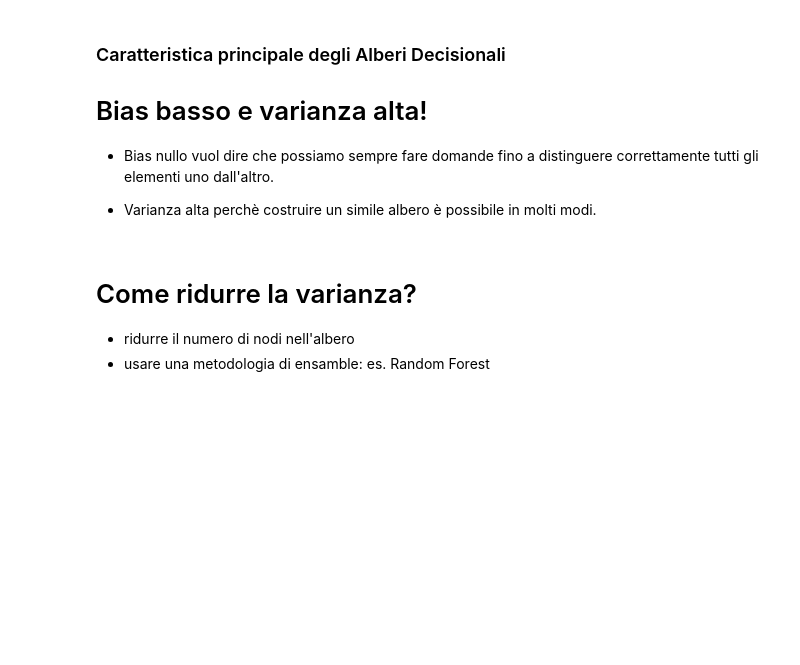
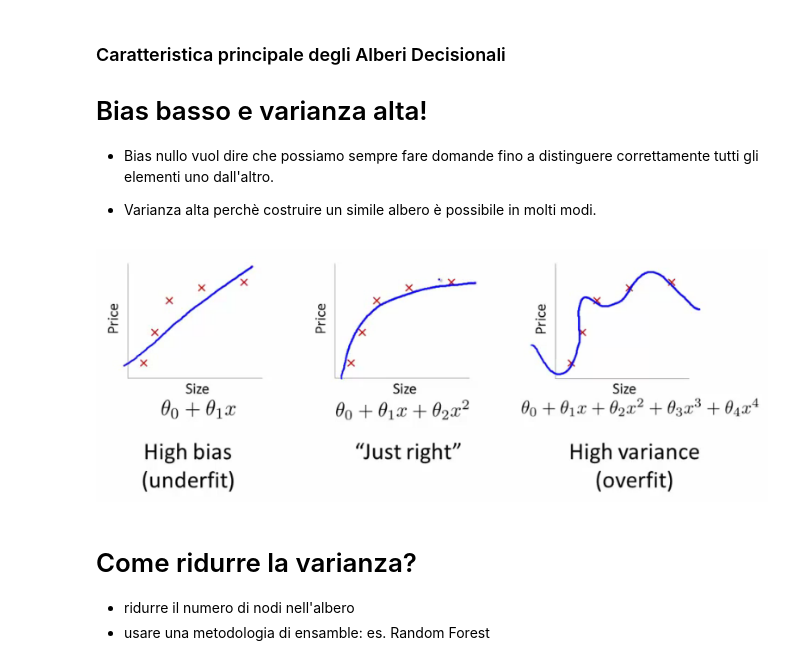
Before and after one commit to alessandrocucci/mlaas, a Jupyter notebook: static/Machine Learning as a Service.ipynb, the cells around one changed output. Drawn from its saved outputs; the diff is of its cells as text; code cells hidden in the pictures; blank space fills up the shorter version.

```diff
--- a/static/Machine Learning as a Service.ipynb
+++ b/static/Machine Learning as a Service.ipynb
@@ -399,6 +399,10 @@ Media roc della cross validation: 0.677303881469
 - Bias nullo vuol dire che possiamo sempre fare domande fino a distinguere correttamente tutti gli elementi uno dall'altro.
 
 - Varianza alta perchè costruire un simile albero è possibile in molti modi.
+# %%
+Image("img/tradeoff.png")
+# %% [output]
+[figure, added]
 # %% [markdown]
 # Come ridurre la varianza?
 
```
Also changed, not shown: parts of 2 cells of this notebook, 2 other files.
